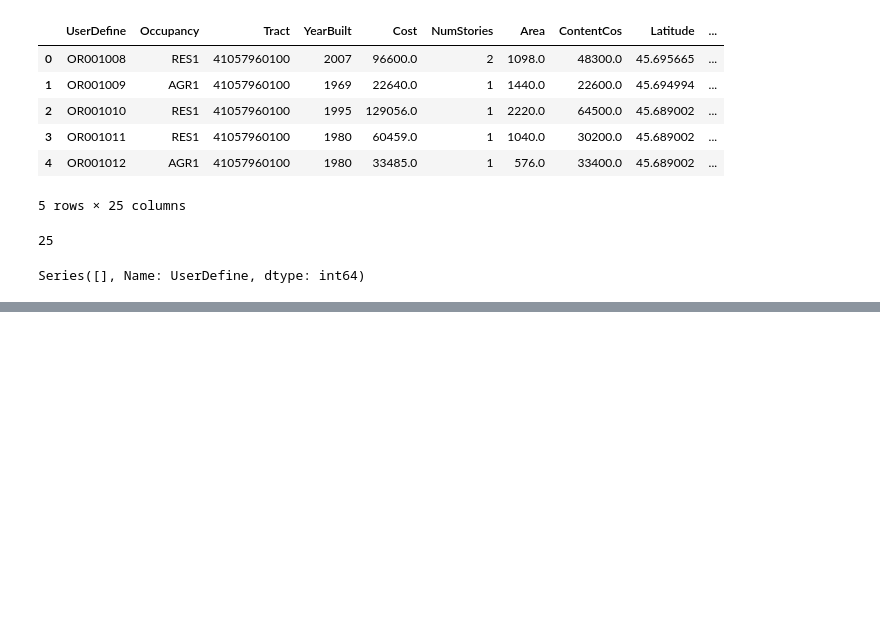
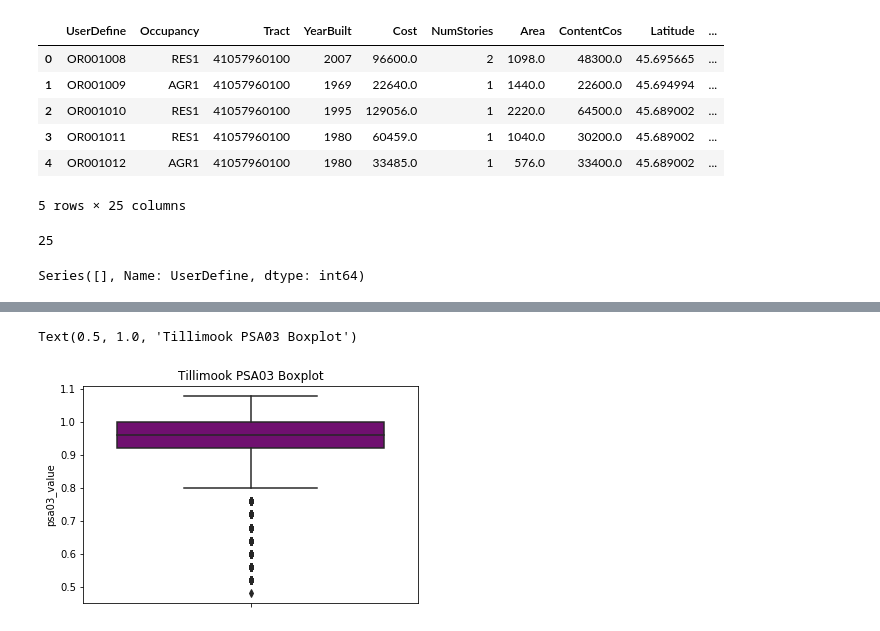
Before and after one commit to hackoregon/2019-disaster-resilience-data-science, a Jupyter notebook: notebooks/1.0_skt_aebm_input_geoprocessing.ipynb, the cells around one changed output, grey strips where cells are left out. Drawn from its saved outputs; the diff is of its cells as text; code cells hidden in the pictures; blank space fills up the shorter version.

```diff
--- a/notebooks/1.0_skt_aebm_input_geoprocessing.ipynb
+++ b/notebooks/1.0_skt_aebm_input_geoprocessing.ipynb
@@ -214,0 +268,5 @@ Before proceeding further, we should check if the inputs needed for AEBM are cor
+# %%
+sns.boxplot(y=tillimook_aebm_inputs['psa03_value'], color='purple').set_title('Tillimook PSA03 Boxplot')
+# %% [output]
+Text(0.5, 1.0, 'Tillimook PSA03 Boxplot')
+[figure, added]
```
Also changed, not shown: parts of 15 cells of this notebook.
